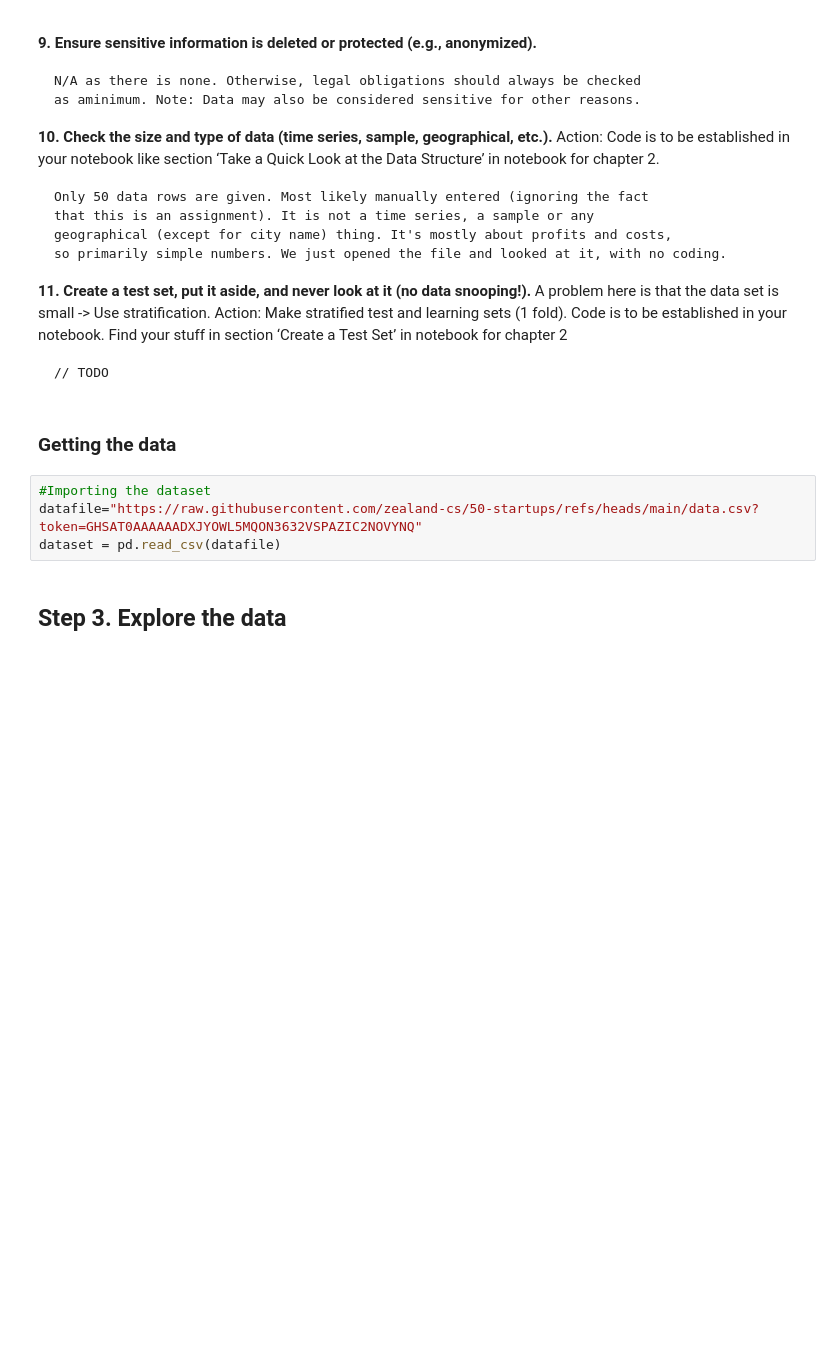
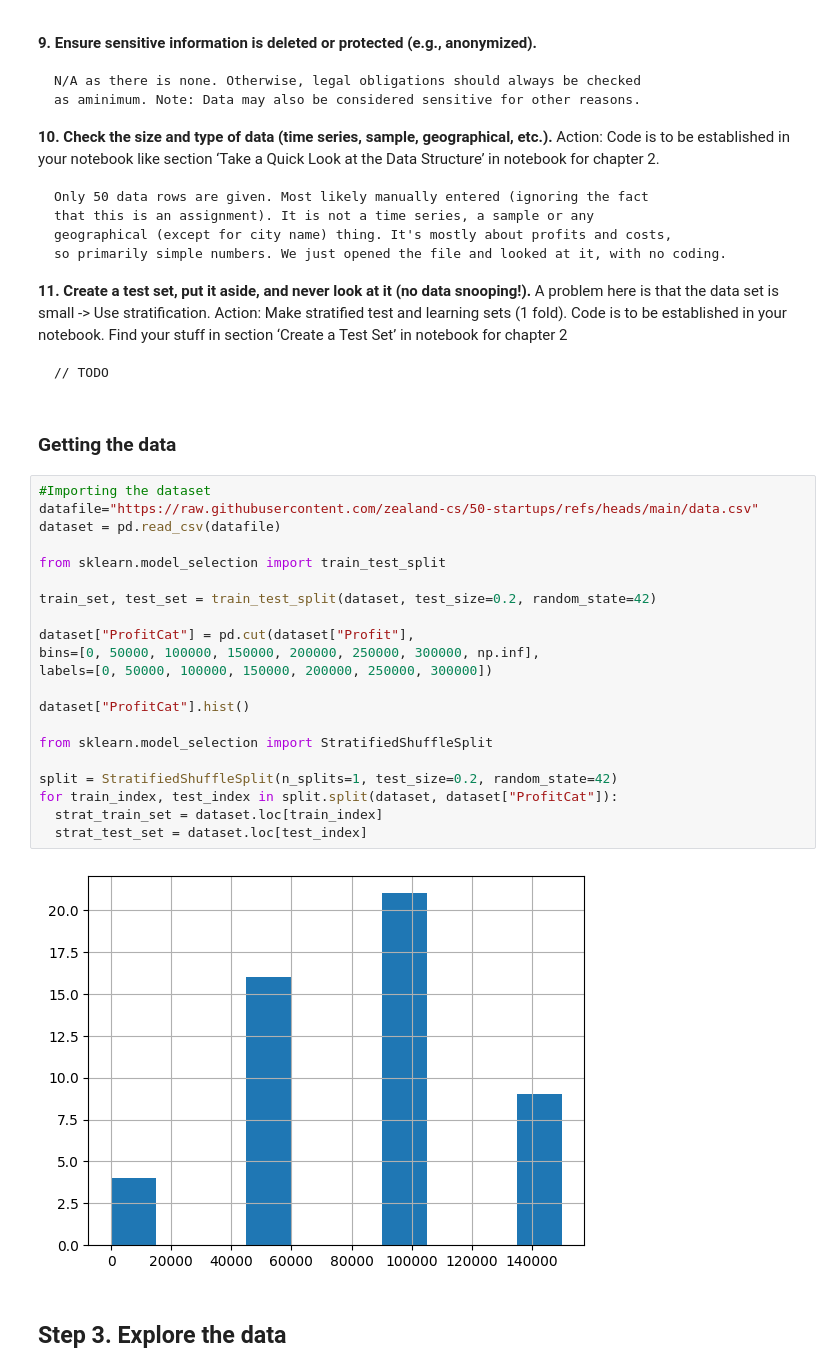
Before and after one commit to zealand-cs/50-startups, a Jupyter notebook: 50-startups.ipynb, the cells around one changed output. Saved outputs shown, nothing was run; the diff lists cells and outputs as text; blank space fills up the shorter version.

```diff
--- a/50-startups.ipynb
+++ b/50-startups.ipynb
@@ -196,10 +196,29 @@ Code is to be established in your notebook. Find your stuff in section ‘Create
     // TODO
 # %% [markdown]
 ### Getting the data
-# %%
-#Importing the dataset
-datafile="https://raw.githubusercontent.com/zealand-cs/50-startups/refs/heads/main/data.csv?token=GHSAT0AAAAAADXJYOWL5MQON3632VSPAZIC2NOVYNQ"
-dataset = pd.read_csv(datafile)
+# %%
+#Importing the dataset
+datafile="https://raw.githubusercontent.com/zealand-cs/50-startups/refs/heads/main/data.csv"
+dataset = pd.read_csv(datafile)
+
+from sklearn.model_selection import train_test_split
+
+train_set, test_set = train_test_split(dataset, test_size=0.2, random_state=42)
+
+dataset["ProfitCat"] = pd.cut(dataset["Profit"],
+bins=[0, 50000, 100000, 150000, 200000, 250000, 300000, np.inf],
+labels=[0, 50000, 100000, 150000, 200000, 250000, 300000])
+
+dataset["ProfitCat"].hist()
+
+from sklearn.model_selection import StratifiedShuffleSplit
+
+split = StratifiedShuffleSplit(n_splits=1, test_size=0.2, random_state=42)
+for train_index, test_index in split.split(dataset, dataset["ProfitCat"]):
+  strat_train_set = dataset.loc[train_index]
+  strat_test_set = dataset.loc[test_index]
+# %% [output]
+[figure, added]
 # %% [markdown]
 ## Step 3. Explore the data
 # %% [markdown]
```
